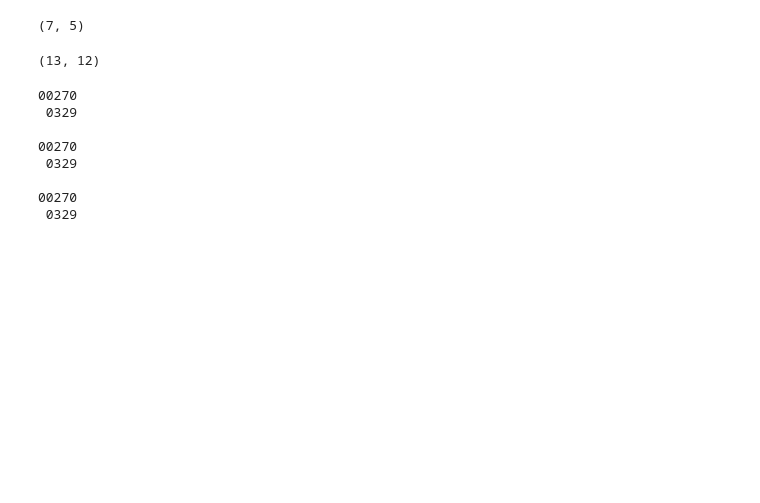
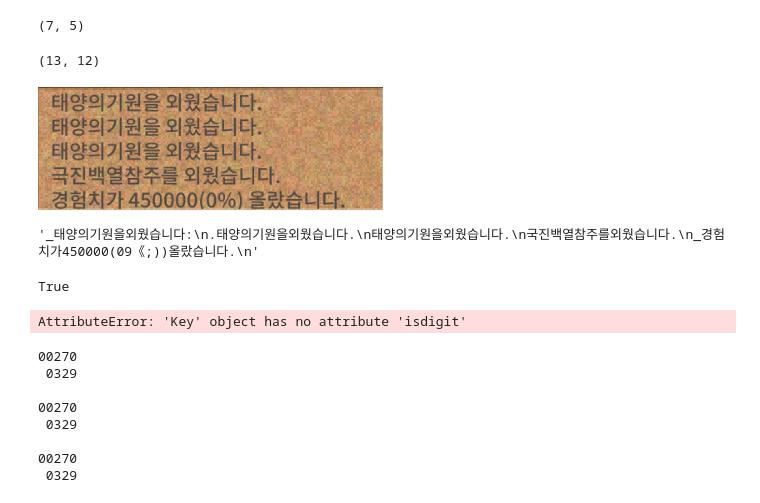
Before and after one commit to ntropic7/macro, a Jupyter notebook: baram.ipynb, the cells around one changed output. Saved outputs shown, nothing was run; the diff lists cells and outputs as text; code cells hidden in the pictures; blank space fills up the shorter version.

```diff
--- a/baram.ipynb
+++ b/baram.ipynb
@@ -207,0 +175,11 @@ pyautogui.click()
+# %%
+capture_and_crop(screenshot, (820,565,345,123))
+# %% [output]
+[figure, added]
+# %%
+screenshot = pyautogui.screenshot(region=game_region, allScreens=True)
+extracted_text = extract_text_from_image(capture_and_crop(screenshot, (820,565,345,123)), cut_region=(1), config=r'--oem 1 --psm 6')
+extracted_text = extracted_text.replace(' ','')
+extracted_text
+# %% [output]
+'_태양의기원을외웠습니다:\n.태양의기원을외웠습니다.\n태양의기원을외웠습니다.\n국진백열참주를외웠습니다.\n_경험치가450000(09《;))올랐습니다.\n'
@@ -207,0 +188,4 @@ pyautogui.click()
+# %%
+type(keyboard.Key.tab) == keyboard.Key
+# %% [output]
+True
@@ -208,3 +194,8 @@ pyautogui.click()
+# %%
+if (not type(skk) == keyboard.Key) or (not skk.isdigit()):
+    print(1)
+# %% [output]
+AttributeError: 'Key' object has no attribute 'isdigit'
 # %%
 
 def extract_coor():
```
Also changed, not shown: parts of 29 cells of this notebook, 16 other files.
